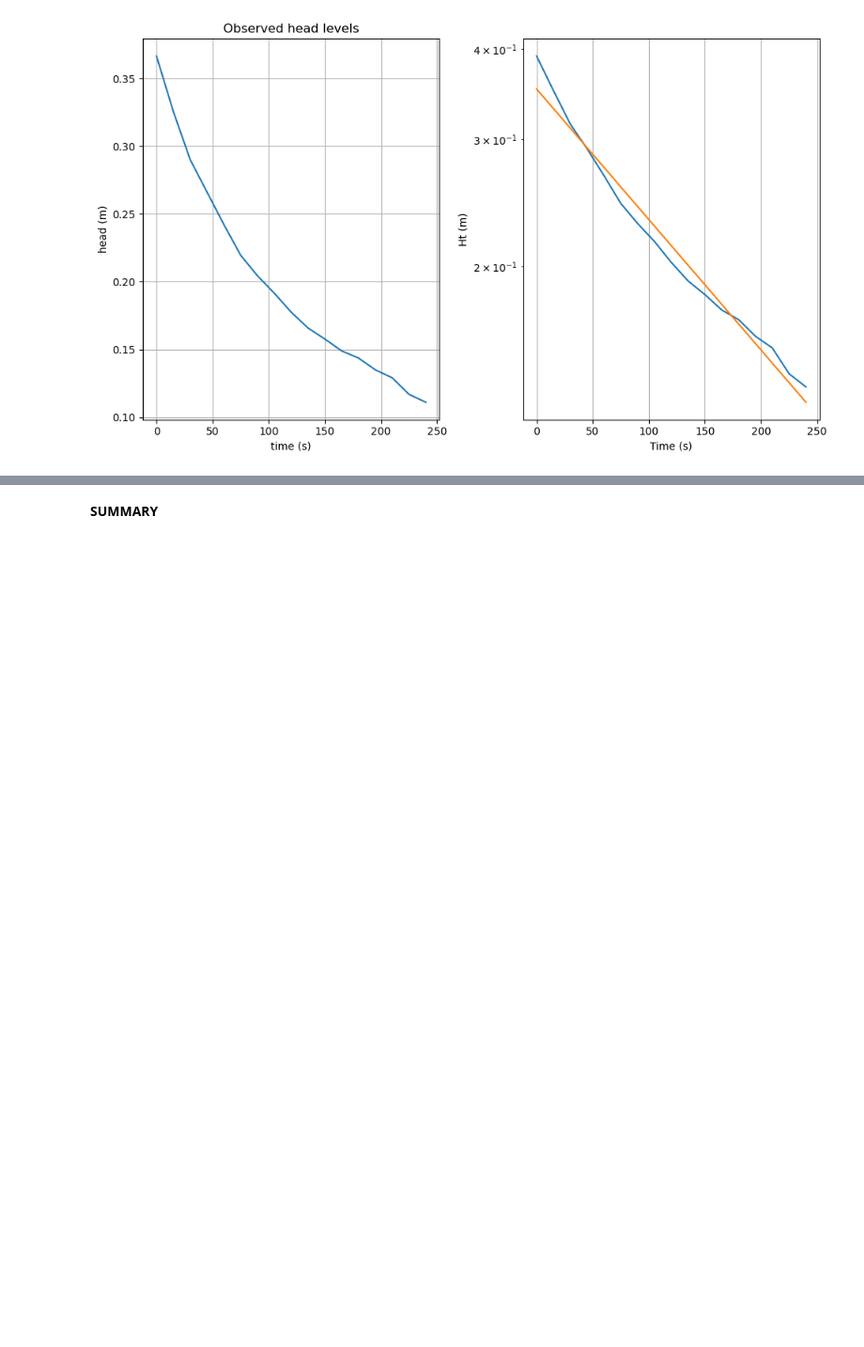
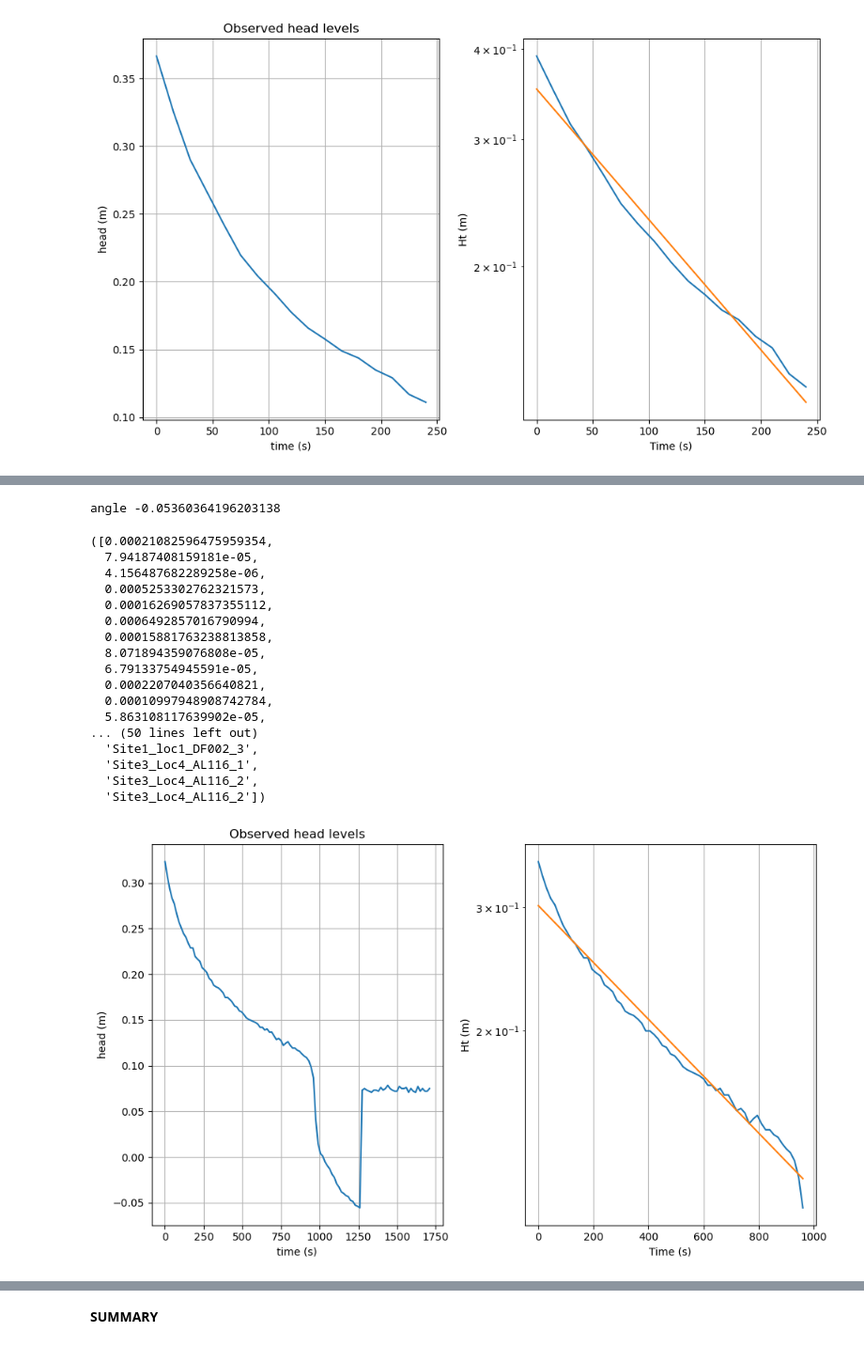
Before and after one commit to camicocozza/MDP_CODE, a Jupyter notebook: SLUG_TESTS/slug_tests 2.ipynb, the cells around one changed output, grey strips where cells are left out. Shown at 94% size. Saved outputs shown, nothing was run; the diff lists cells and outputs as text; code cells hidden in the pictures; blank space fills up the shorter version.

```diff
--- a/SLUG_TESTS/slug_tests 2.ipynb
+++ b/SLUG_TESTS/slug_tests 2.ipynb
@@ -1217,17 +1217,37 @@ angle nan
 # %%
-df = pd.read_csv('Site3_Loc4_AL116_1.csv', delimiter = "      ",  encoding='ISO-8859-1')
+df = pd.read_csv('Site3_Loc4_AL116_2.csv', delimiter = "      ",  encoding='ISO-8859-1')
 column_names = ['Datum & tijd', 'Druk (cmH2O)', "Temperatuur"]
 df.columns = column_names
 
 plt.figure(figsize = (10, 6))
 plt.subplot(121)
 Patmo = 950
 
 h, t = import_data(df, Patmo)
-code = "Site3_Loc4_AL116_1"
+code = "Site3_Loc4_AL116_2"
 
 plt.subplot(122)
 
 r = 10/2/100 #radius of bore hole (m)
-inv_aug(r, h, t, code)
+inv_aug(r, h[:-50], t[:-50], code)
+# %% [output]
+angle -0.05360364196203138
+([0.00021082596475959354,
+  7.94187408159181e-05,
+  4.156487682289258e-06,
+  0.0005253302762321573,
+  0.00016269057837355112,
+  0.0006492857016790994,
+  0.00015881763238813858,
+  8.071894359076808e-05,
+  6.79133754945591e-05,
+  0.0002207040356640821,
+  0.00010997948908742784,
+  5.863108117639902e-05,
+... (50 lines left out)
+  'Site1_loc1_DF002_3',
+  'Site3_Loc4_AL116_1',
+  'Site3_Loc4_AL116_2',
+  'Site3_Loc4_AL116_2'])
+[figure, added]
 # %%
```
Also changed, not shown: parts of 18 cells of this notebook, 6 other files.
